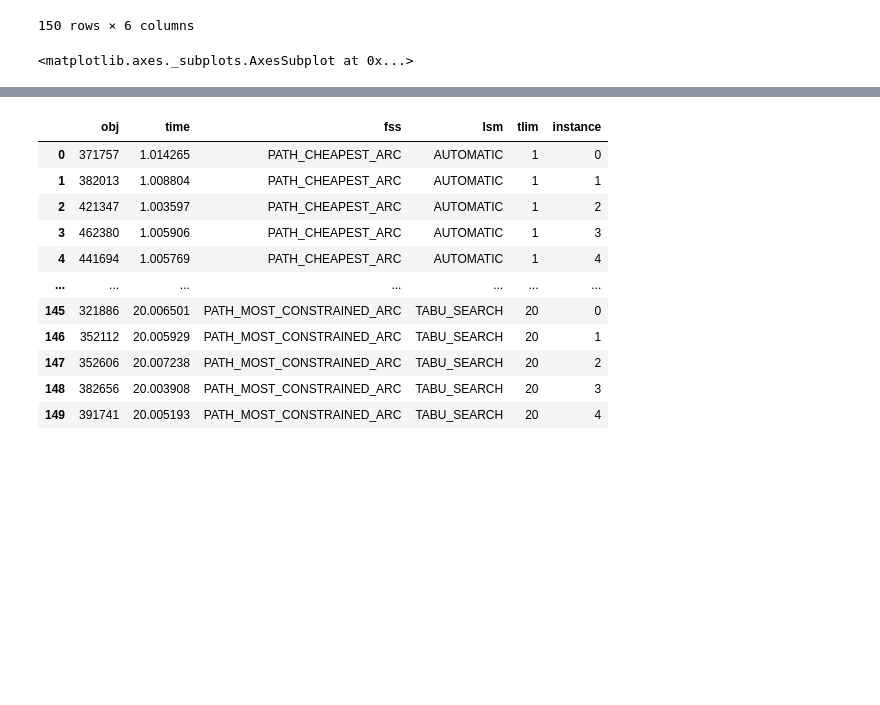
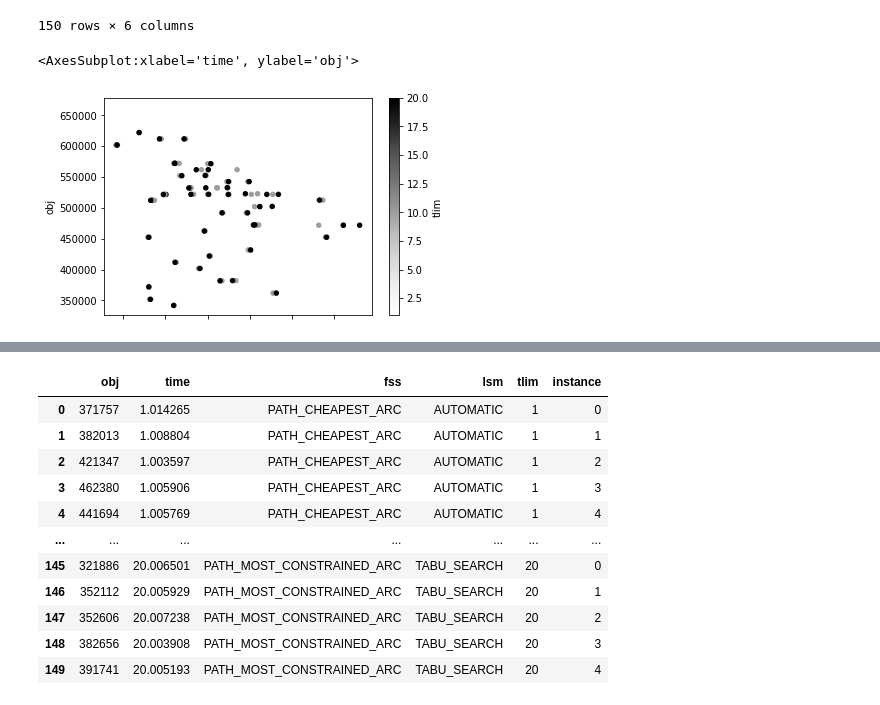
Before and after one commit to kynac1/project47_last_mile_logistics, a Jupyter notebook: ortools_benchmarks/rerouting_results/rerouting_analysis.ipynb, the cells around one changed output, grey strips where cells are left out. Drawn from its saved outputs; the diff is of its cells as text; code cells hidden in the pictures; blank space fills up the shorter version.

```diff
--- a/ortools_benchmarks/rerouting_results/rerouting_analysis.ipynb
+++ b/ortools_benchmarks/rerouting_results/rerouting_analysis.ipynb
@@ -24,9 +24,10 @@ data
 | 164 | 512140 | 1.326288 | SEQUENTIAL_CHEAPEST_INSERTION | AUTOMATIC | 20 | 4 |
 150 rows × 6 columns
 # %%
-data.plot.scatter('obj', 'time', c='tlim')
+data.plot.scatter('time', 'obj', c='tlim')
 # %% [output]
-<matplotlib.axes._subplots.AxesSubplot at 0x...>
+<AxesSubplot:xlabel='time', ylabel='obj'>
+[figure, added]
 # %%
 data.boxplot('obj','fss', vert=False)
 plt.tight_layout()
```
Also changed, not shown: parts of 6 cells of this notebook, 4 other files.
